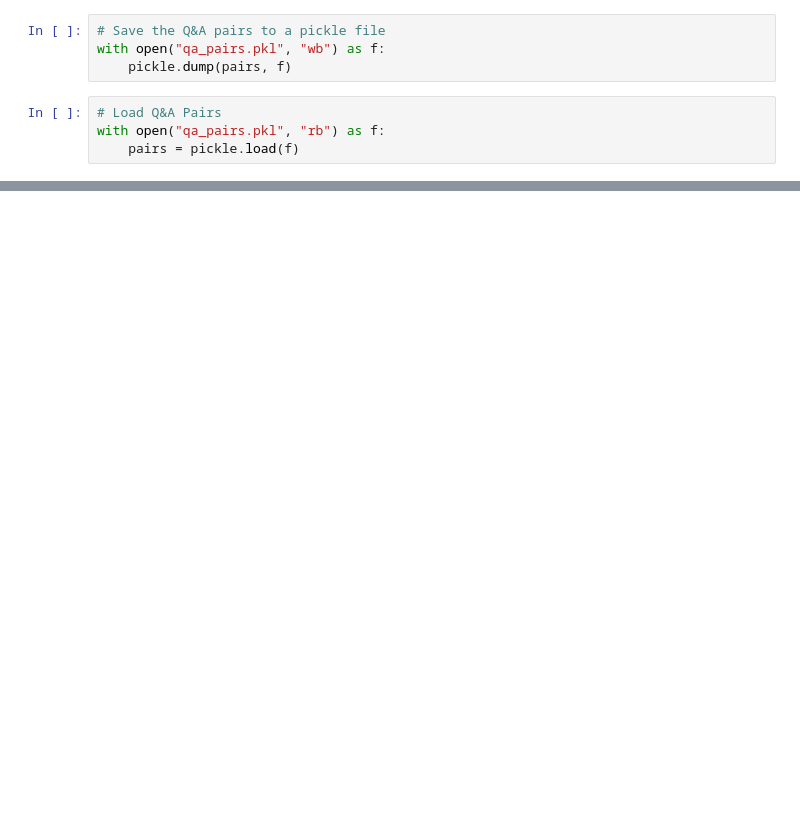
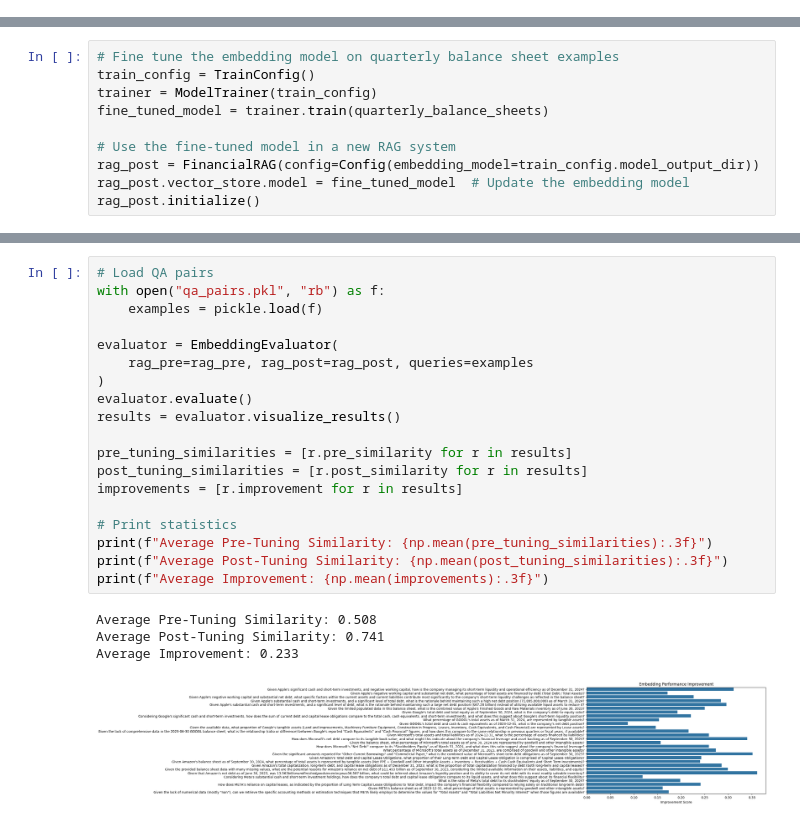
Before and after one commit to cristianleoo/models-from-scratch-python, a Jupyter notebook: Embedding Finetuning/demo.ipynb, the cells around one changed output, grey strips where cells are left out. Drawn from its saved outputs; the diff is of its cells as text; blank space fills up the shorter version.

```diff
--- a/Embedding Finetuning/demo.ipynb
+++ b/Embedding Finetuning/demo.ipynb
@@ -173,8 +0,0 @@ KeyboardInterrupt:
-# %%
-# Save the Q&A pairs to a pickle file
-with open("qa_pairs.pkl", "wb") as f:
-    pickle.dump(pairs, f)
-# %%
-# Load Q&A Pairs
-with open("qa_pairs.pkl", "rb") as f:
-    pairs = pickle.load(f)
@@ -266,0 +450,10 @@ logger.info(f"Post-Fine-Tuning Cosine Similarity: {post_score:.4f}")
+# %%
+# Fine tune the embedding model on quarterly balance sheet examples
+train_config = TrainConfig()
+trainer = ModelTrainer(train_config)
+fine_tuned_model = trainer.train(quarterly_balance_sheets)
+
+# Use the fine-tuned model in a new RAG system
+rag_post = FinancialRAG(config=Config(embedding_model=train_config.model_output_dir))
+rag_post.vector_store.model = fine_tuned_model  # Update the embedding model
+rag_post.initialize()
@@ -266,0 +483,24 @@ logger.info(f"Post-Fine-Tuning Cosine Similarity: {post_score:.4f}")
+# %%
+# Load QA pairs
+with open("qa_pairs.pkl", "rb") as f:
+    examples = pickle.load(f)
+
+evaluator = EmbeddingEvaluator(
+    rag_pre=rag_pre, rag_post=rag_post, queries=examples
+)
+evaluator.evaluate()
+results = evaluator.visualize_results()
+
+pre_tuning_similarities = [r.pre_similarity for r in results]
+post_tuning_similarities = [r.post_similarity for r in results]
+improvements = [r.improvement for r in results]
+
+# Print statistics
+print(f"Average Pre-Tuning Similarity: {np.mean(pre_tuning_similarities):.3f}")
+print(f"Average Post-Tuning Similarity: {np.mean(post_tuning_similarities):.3f}")
+print(f"Average Improvement: {np.mean(improvements):.3f}")
+# %% [output]
+Average Pre-Tuning Similarity: 0.508
+Average Post-Tuning Similarity: 0.741
+Average Improvement: 0.233
+[figure, added]
```
Also changed, not shown: parts of 12 cells of this notebook, 11 other files.
